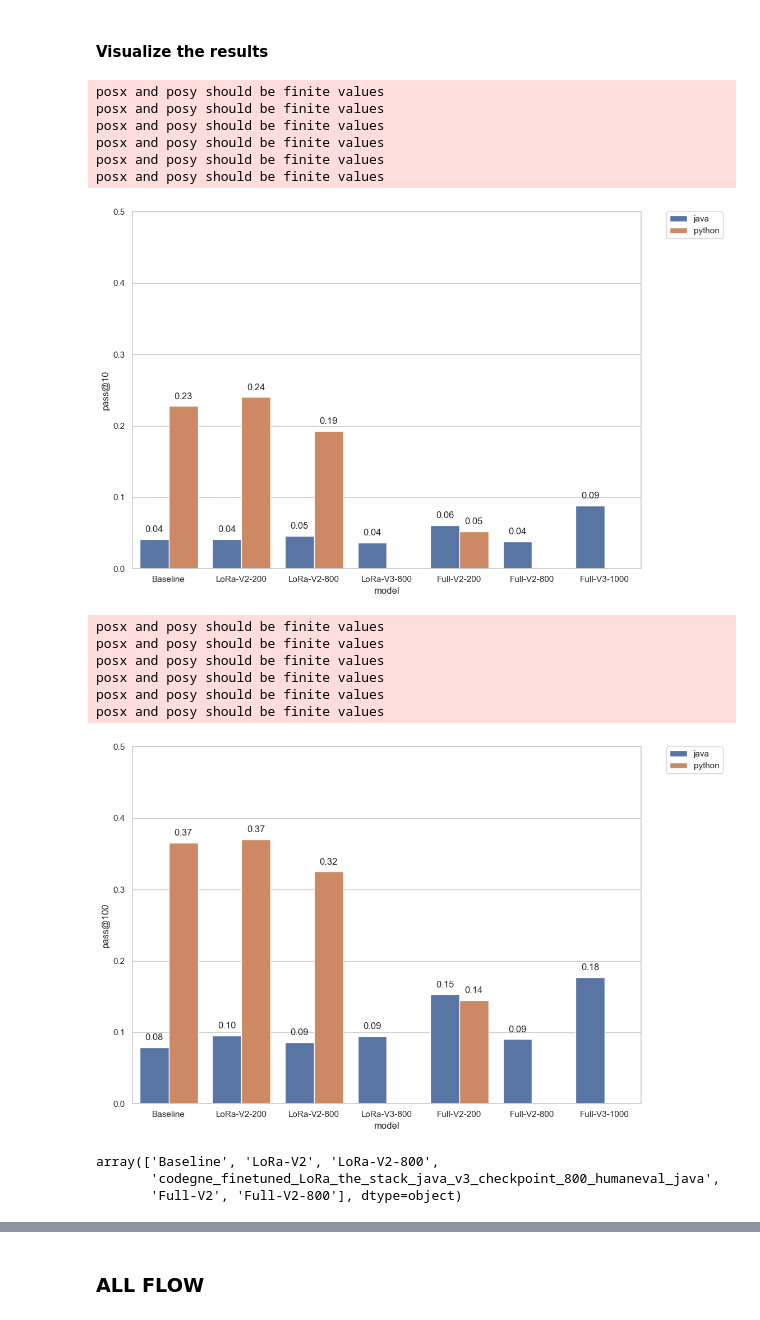
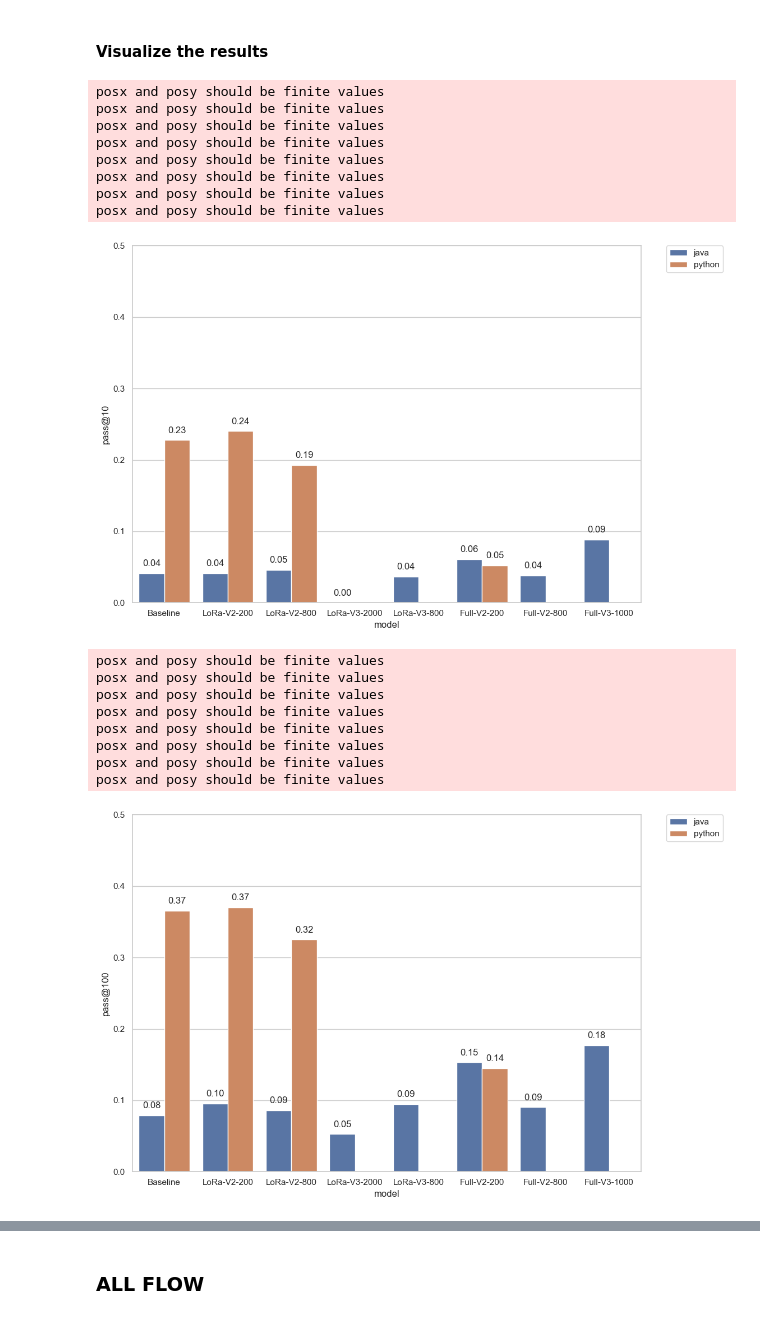
Before and after one commit to ammarnasr/LLM-for-code-intelligence, a Jupyter notebook: Evaluation/MultiPL-E/demo.ipynb, the cells around one changed output, grey strips where cells are left out. Cells and saved outputs as stored; diff of their text form; code cells hidden in the pictures.

```diff
--- a/Evaluation/MultiPL-E/demo.ipynb
+++ b/Evaluation/MultiPL-E/demo.ipynb
@@ -97,6 +85,9 @@ model_names_dict = {
 
     'codegne_finetuned_LoRa_the_stack_java_v3_checkpoint_800_humaneval_py': 'LoRa-V3-800',
     'codegne_finetuned_LoRa_the_stack_java_v3_checkpoint_800_humaneval_java': 'LoRa-V3-800',
+
+    'codegne_finetuned_LoRa_the_stack_java_v3_checkpoint_2000_humaneval_py': 'LoRa-V3-2000',
+    'codegne_finetuned_LoRa_the_stack_java_v3_checkpoint_2000_humaneval_java': 'LoRa-V3-2000',
 
     'codegne_finetuned_the_stack_java_v3_checkpoint_1000_humaneval_py': 'Full-V3-1000',
     'codegne_finetuned_the_stack_java_v3_checkpoint_1000_humaneval_java': 'Full-V3-1000',
@@ -176,38 +167,36 @@ plt.show()
 
 #Plot the results
 sns.set_theme(style="whitegrid")
 ax = sns.barplot(x="model", y="pass@100", hue="programming_language", data=df)
 ax.set_xticklabels(ax.get_xticklabels(), rotation=0)
 #set the y axis to start at 0 and end at 0.5
 plt.ylim(0, 0.5)
 #writer the y values on top of the bars
 for p in ax.patches:
     height = p.get_height()
     ax.text(p.get_x()+p.get_width()/2.,
             height + 0.01,
             '{:1.2f}'.format(height),
             ha="center")
 #plot the legend outside the plot
 plt.legend(bbox_to_anchor=(1.05, 1), loc=2, borderaxespad=0.)
 plt.show()
 # %% [output]
 posx and posy should be finite values
 posx and posy should be finite values
 posx and posy should be finite values
 posx and posy should be finite values
 posx and posy should be finite values
 posx and posy should be finite values
+posx and posy should be finite values
+posx and posy should be finite values
-[figure, old version]
+[figure, new version]
 posx and posy should be finite values
 posx and posy should be finite values
 posx and posy should be finite values
 posx and posy should be finite values
 posx and posy should be finite values
 posx and posy should be finite values
+posx and posy should be finite values
+posx and posy should be finite values
-[figure, old version]
+[figure, new version]
-# %%
-df.model.unique()
-# %% [output]
-array(['Baseline', 'LoRa-V2', 'LoRa-V2-800',
-       'codegne_finetuned_LoRa_the_stack_java_v3_checkpoint_800_humaneval_java',
-       'Full-V2', 'Full-V2-800'], dtype=object)
```
Also changed, not shown: parts of 30 cells of this notebook, 16 other files.
